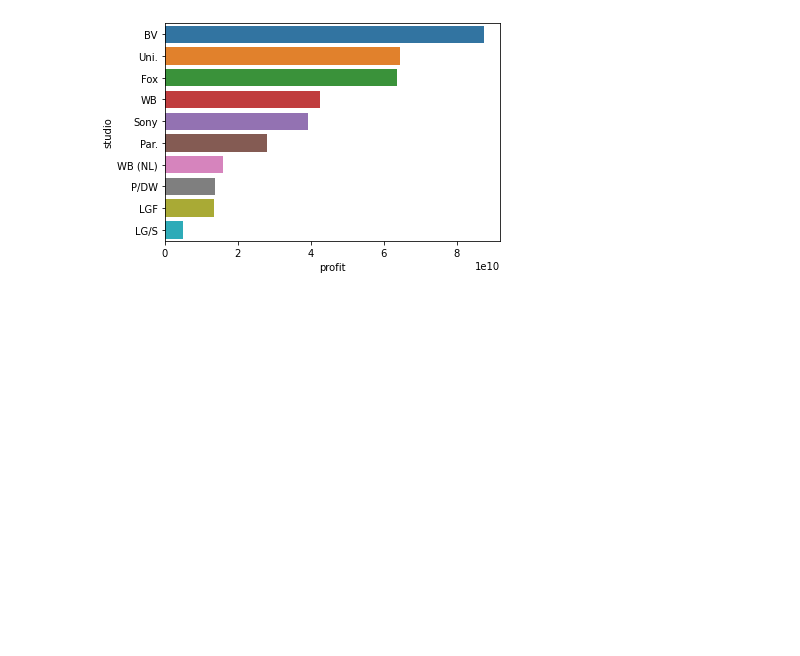
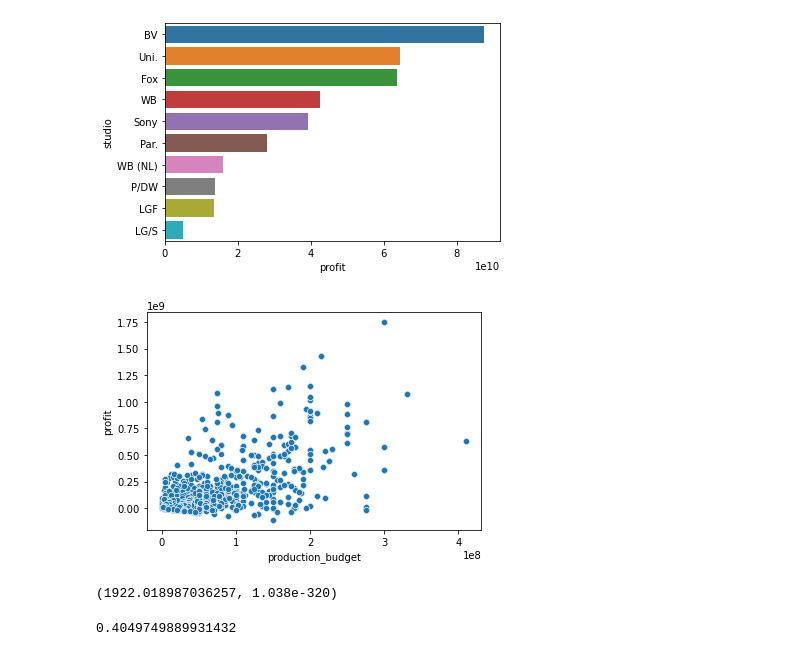
Before and after one commit to Otim135/group3-phase2-project, a Jupyter notebook: ipynbs/Moses.ipynb, the cells around one changed output. Saved outputs shown, nothing was run; the diff lists cells and outputs as text; code cells hidden in the pictures; blank space fills up the shorter version.

```diff
--- a/ipynbs/Moses.ipynb
+++ b/ipynbs/Moses.ipynb
@@ -669,3 +697,10 @@ fig, ax = plt.subplots()
 sns.barplot(data=top_10_studios, x='profit', y='studio');
 # %% [output]
 [figure]
+# %%
+# a simple linear regression model
+# check relationship between budgets and profits
+
+sns.scatterplot(data=df_movies, x='production_budget', y="profit");
+# %% [output]
+[figure, added]
@@ -671,0 +714,8 @@ sns.barplot(data=top_10_studios, x='profit', y='studio');
+# %%
+results.fvalue, results.f_pvalue
+# %% [output]
+(1922.018987036257, 1.038e-320)
+# %%
+results.rsquared
+# %% [output]
+0.4049749889931432
```
Also changed, not shown: parts of 8 cells of this notebook.
